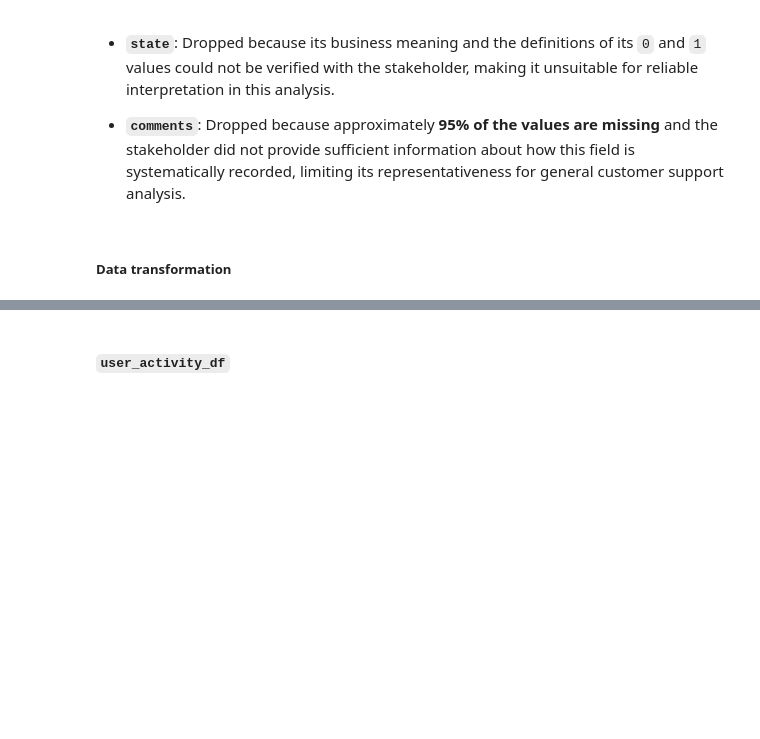
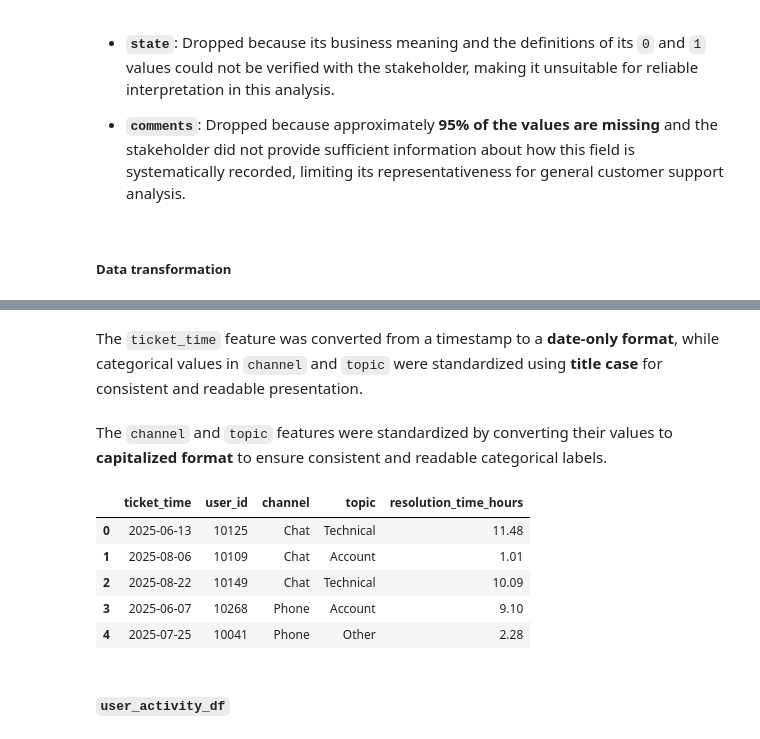
Before and after one commit to muchammadwr/churn-at-fit.ly, a Jupyter notebook: notebook.ipynb, the cells around one changed output, grey strips where cells are left out. Cells and saved outputs as stored; diff of their text form; code cells hidden in the pictures; blank space fills up the shorter version.

```diff
--- a/notebook.ipynb
+++ b/notebook.ipynb
@@ -487,3 +493,6 @@ cleaned_customer_support_df.head()
 * **`comments`**: Dropped because approximately **95% of the values are missing** and the stakeholder did not provide sufficient information about how this field is systematically recorded, limiting its representativeness for general customer support analysis.
 # %% [markdown]
 ##### Data transformation
+# %%
+# Transform date type in `ticket_time` feature
+cleaned_customer_support_df['ticket_time'] = pd.to_datetime(cleaned_customer_support_df['ticket_time']).dt.normalize()
@@ -490,2 +512,19 @@ cleaned_customer_support_df.head()
+# %% [markdown]
+The `ticket_time` feature was converted from a timestamp to a **date-only format**, while categorical values in `channel` and `topic` were standardized using **title case** for consistent and readable presentation.
+# %%
+# Capitalize in feature `channel`	`topic`
+cleaned_customer_support_df['channel'] = cleaned_customer_support_df['channel'].str.capitalize()
+cleaned_customer_support_df['topic'] = cleaned_customer_support_df['topic'].str.capitalize()
+# %% [markdown]
+The `channel` and `topic` features were standardized by converting their values to **capitalized format** to ensure consistent and readable categorical labels.
+# %%
+cleaned_customer_support_df.head()
+# %% [output]
+|  | ticket_time | user_id | channel | topic | resolution_time_hours |
+| 0 | 2025-06-13 | 10125 | Chat | Technical | 11.48 |
+| 1 | 2025-08-06 | 10109 | Chat | Account | 1.01 |
+| 2 | 2025-08-22 | 10149 | Chat | Technical | 10.09 |
+| 3 | 2025-06-07 | 10268 | Phone | Account | 9.10 |
+| 4 | 2025-07-25 | 10041 | Phone | Other | 2.28 |
 # %% [markdown]
 #### `user_activity_df`
```
Also changed, not shown: parts of 21 cells of this notebook.
